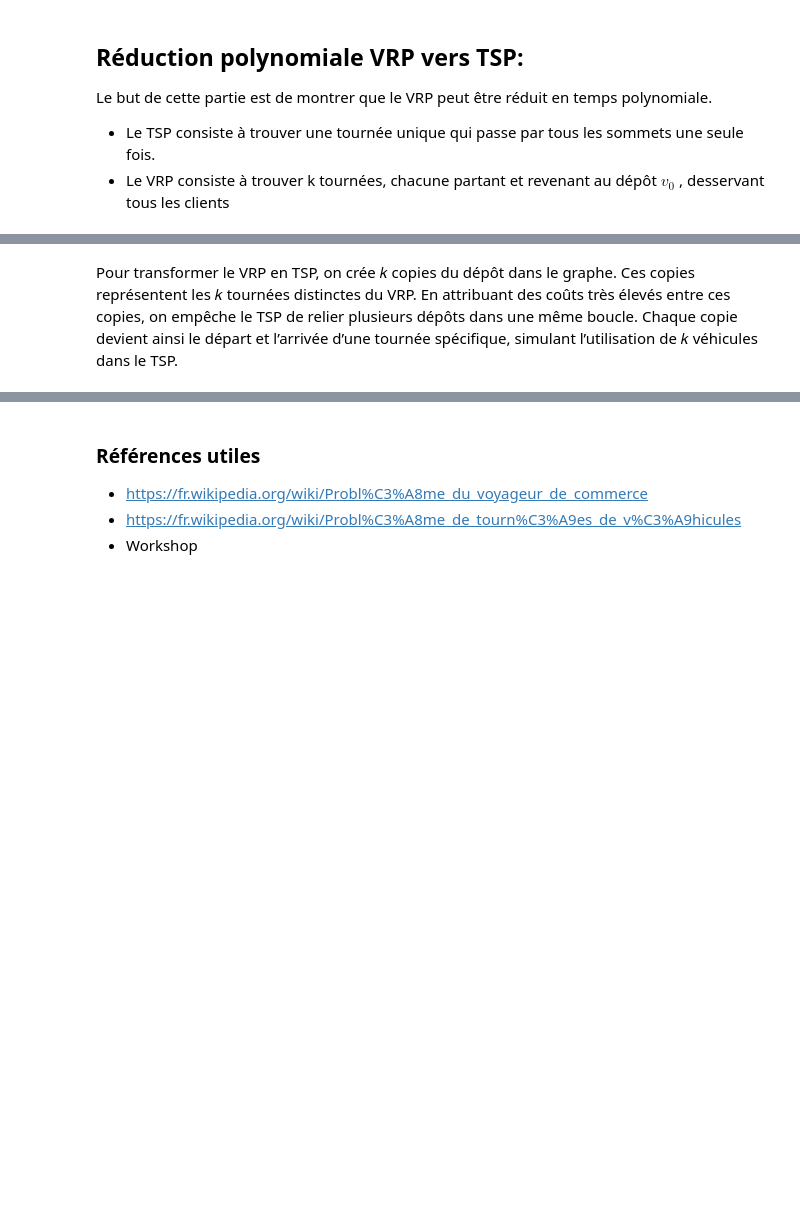
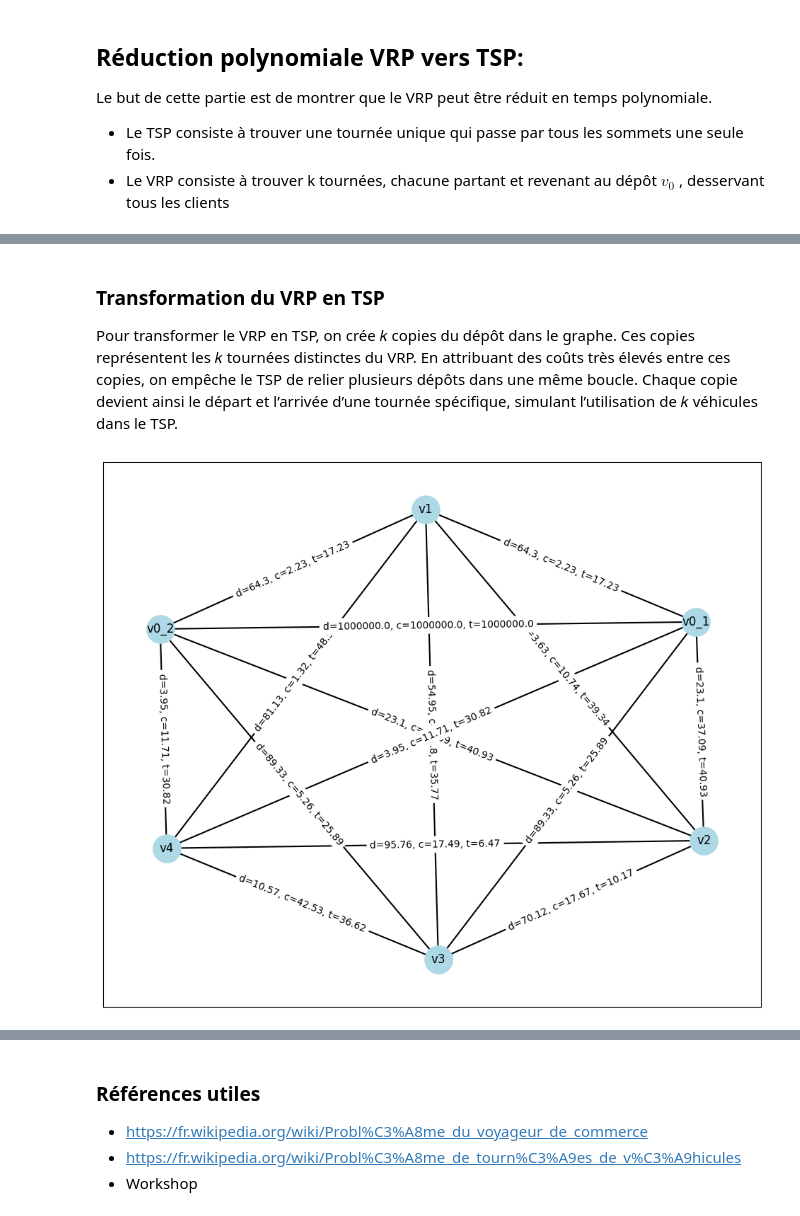
Before and after one commit to Hassen-Medles/Operational-Research, a Jupyter notebook: Livrable_Modélisation.ipynb, the cells around one changed output, grey strips where cells are left out. Saved outputs shown, nothing was run; the diff lists cells and outputs as text; code cells hidden in the pictures; blank space fills up the shorter version.

```diff
--- a/Livrable_Modélisation.ipynb
+++ b/Livrable_Modélisation.ipynb
@@ -51,2 +92,35 @@ Le but de cette partie est de montrer que le VRP peut être réduit en temps pol
 # %% [markdown]
+### Transformation du VRP en TSP
+
 Pour transformer le VRP en TSP, on crée 𝑘 copies du dépôt dans le graphe. Ces copies représentent les 𝑘 tournées distinctes du VRP. En attribuant des coûts très élevés entre ces copies, on empêche le TSP de relier plusieurs dépôts dans une même boucle. Chaque copie devient ainsi le départ et l’arrivée d’une tournée spécifique, simulant l’utilisation de 𝑘 véhicules dans le TSP.
+# %%
+nombre_camion = 2
+for i in range(1, nombre_camion + 1):
+    depot_copy = f"v0_{i}"
+    G.add_node(depot_copy)
+    for node in G.nodes:
+        if node != depot_copy and not node.startswith("v0_"):
+            original_edge = G.get_edge_data("v0", node)
+            if original_edge:
+                G.add_edge(depot_copy, node, **original_edge)
+
+for i in range(1, nombre_camion + 1):
+    for j in range(i + 1, nombre_camion + 1):
+        G.add_edge(f"v0_{i}", f"v0_{j}", distance=1e6, cost=1e6, time=1e6)
+
+if G.has_node("v0"):
+    G.remove_node("v0")
+
+pos = nx.spring_layout(G, seed=42)
+plt.figure(figsize=(12, 10))
+nx.draw_networkx_nodes(G, pos, node_size=800, node_color='lightblue')
+nx.draw_networkx_edges(G, pos, width=1.5)
+nx.draw_networkx_labels(G, pos, font_size=12, font_color='black')
+edge_labels = {
+    (u, v): f"d={data['distance']}, c={data['cost']}, t={data['time']}"
+    for u, v, data in G.edges(data=True)
+}
+nx.draw_networkx_edge_labels(G, pos, edge_labels=edge_labels, font_size=10)
+plt.show()
+# %% [output]
+[figure, added]
```
Also changed, not shown: parts of 5 cells of this notebook.
